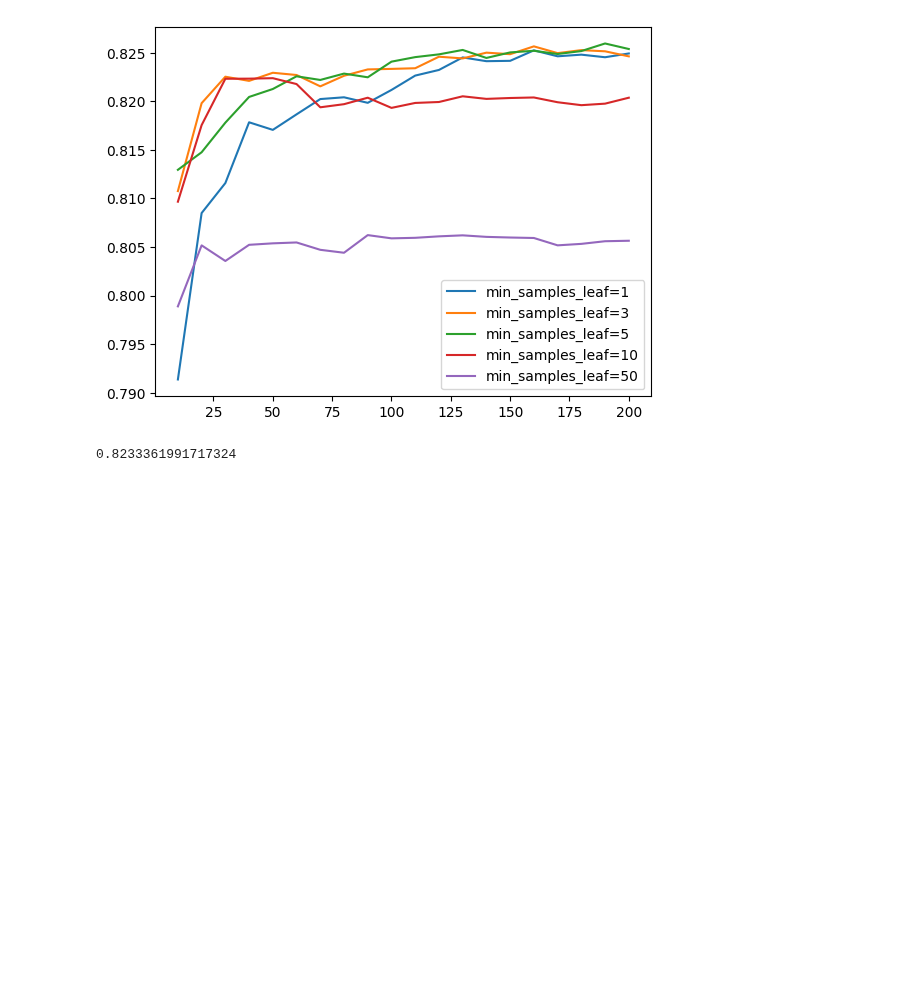
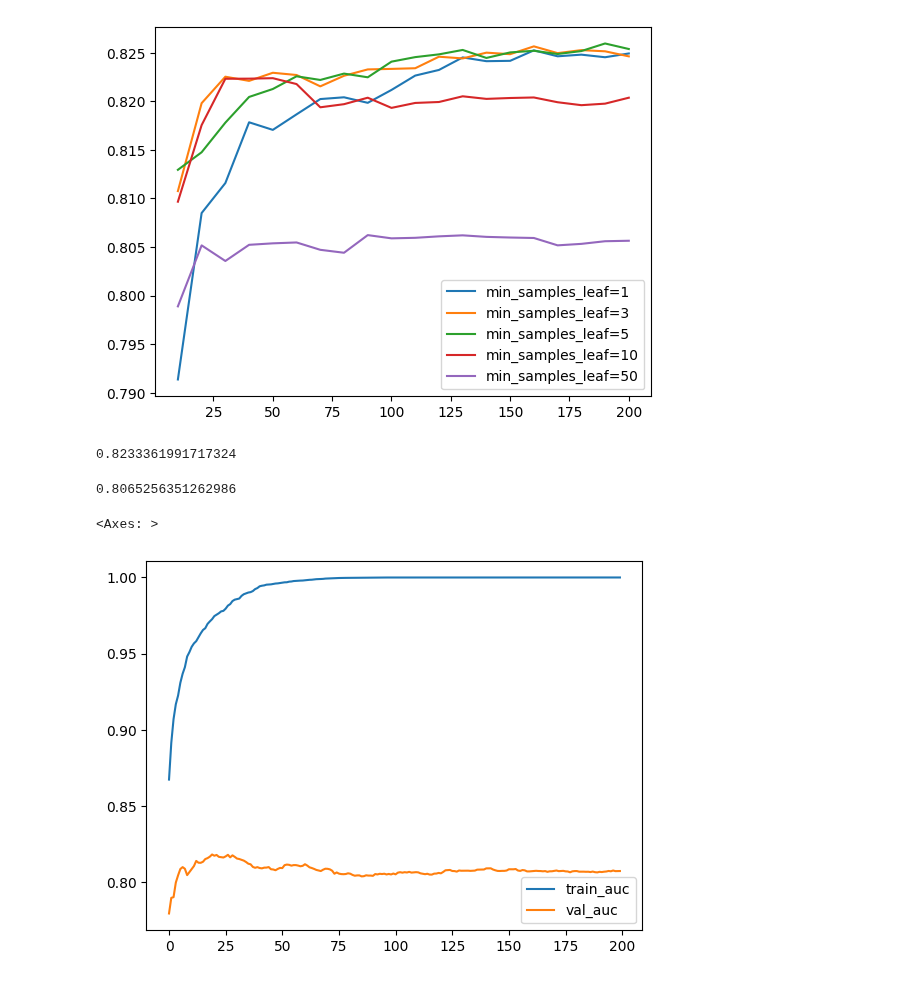
Before and after one commit to aaalexlit/machine-learning-zoomcamp-alex, a Jupyter notebook: 06-decision-trees/decision_trees.ipynb, the cells around one changed output. Cells and saved outputs as stored; diff of their text form; code cells hidden in the pictures; blank space fills up the shorter version.

```diff
--- a/06-decision-trees/decision_trees.ipynb
+++ b/06-decision-trees/decision_trees.ipynb
@@ -618,0 +622,60 @@ roc_auc_score(y_true=y_val, y_score=y_pred)
+# %%
+features = list(dv.get_feature_names_out())
+dtrain = xgb.DMatrix(X_train, label=y_train, feature_names=features)
+dval = xgb.DMatrix(X_val, label=y_val, feature_names=features)
+# %%
+xgb_params = {
+    'eta': 0.3,
+    'max_depth': 6,
+    'min_child_weight': 1,
+
+    'objective': 'binary:logistic',
+    'nthread': 8,
+
+    'seed': 1,
+    'verbosity': 1,
+}
+
+model = xgb.train(params=xgb_params, dtrain=dtrain, num_boost_round=10)
+# %%
+y_pred = model.predict(dval)
+roc_auc_score(y_val, y_pred)
+# %% [output]
+0.8065256351262986
+# %%
+class XGBEvalCallback(xgb.callback.TrainingCallback):
+    def __init__(self):
+        self.metrics = {}
+
+    def after_iteration(self, model, epoch, evals_log):
+        self.metrics = evals_log
+        return False
+
+    def get_metrics(self):
+        return self.metrics
+
+
+watchlist = [(dtrain, "train"), (dval, "val")]
+
+learning_curves_callback = XGBEvalCallback()
+model = xgb.train(
+    params={
+        "objective": "binary:logistic",
+        "eval_metric": "auc",
+    },
+    dtrain=dtrain,
+    num_boost_round=200,
+    evals=watchlist,
+    verbose_eval=0,
+    callbacks=[learning_curves_callback],
+)
+
+metrics_dict = learning_curves_callback.get_metrics()
+train_auc = metrics_dict["train"]["auc"]
+val_auc = metrics_dict["val"]["auc"]
+df_score = pd.DataFrame(list(zip(train_auc, val_auc)), columns=["train_auc", "val_auc"])
+
+df_score.plot()
+# %% [output]
+<Axes: >
+[figure, added]
```
Also changed, not shown: parts of 8 cells of this notebook, 1 other file.
